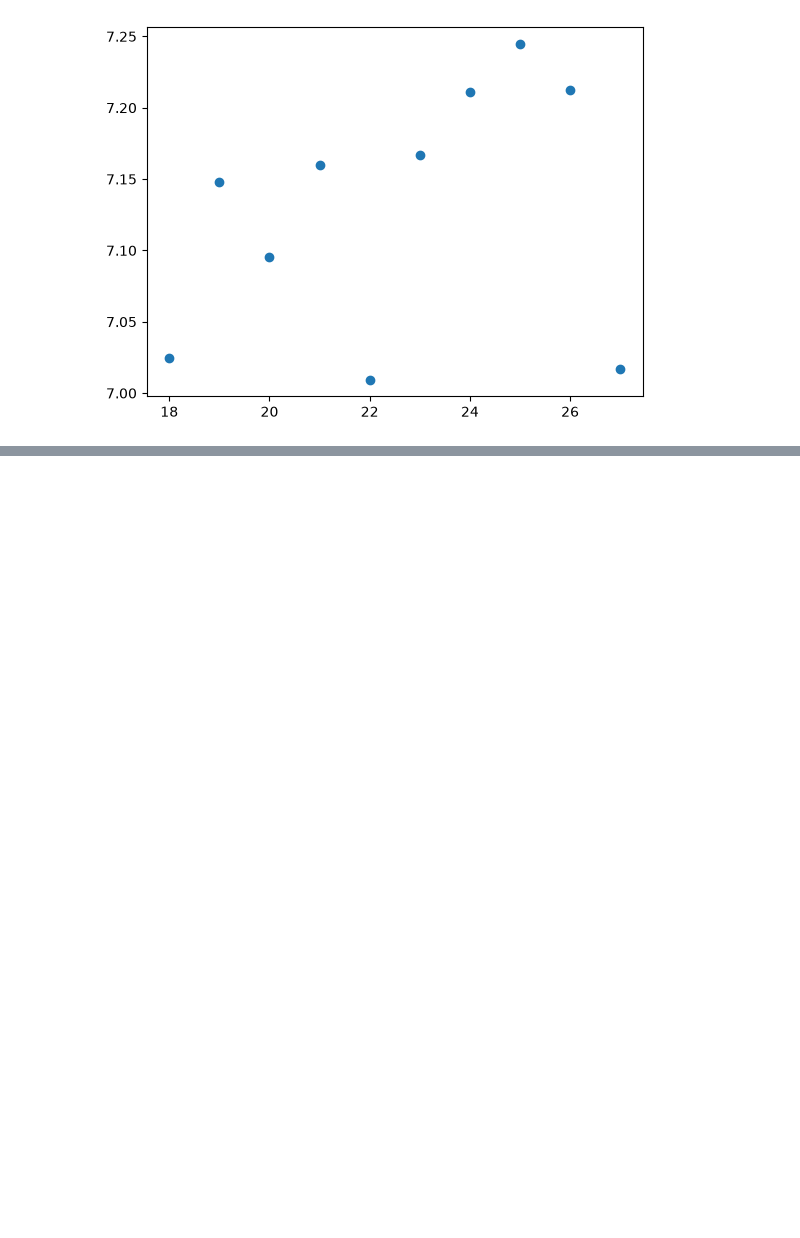
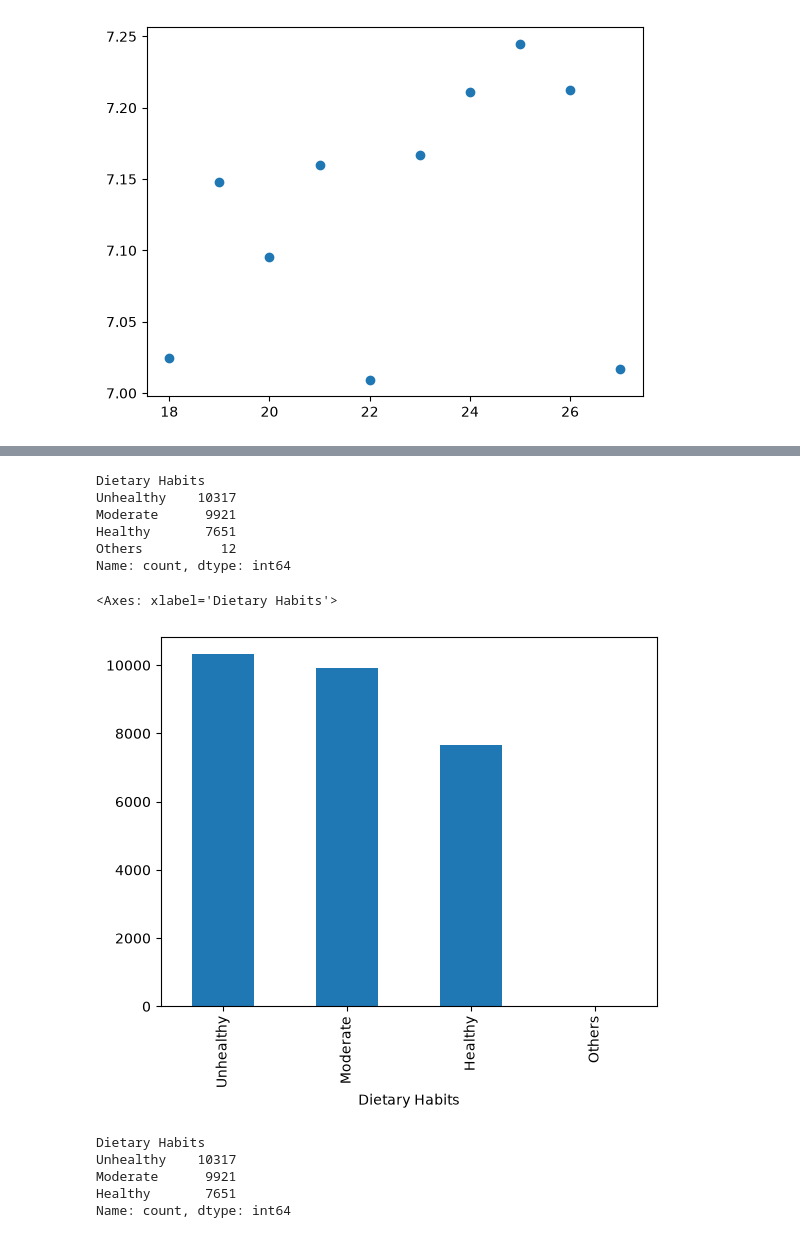
Before and after one commit to AbhishekKumarVerma2356/Python_Matplotlib, a Jupyter notebook: Getting_Started.ipynb, the cells around one changed output, grey strips where cells are left out. Drawn from its saved outputs; the diff is of its cells as text; code cells hidden in the pictures; blank space fills up the shorter version.

```diff
--- a/Getting_Started.ipynb
+++ b/Getting_Started.ipynb
@@ -897,0 +947,17 @@ plt.plot(x,y,'o') # use 'o'
+# %%
+### Dietary Habits vs Depression
+df['Dietary Habits'].value_counts()
+# %% [output]
+Dietary Habits
+Unhealthy    10317
+Moderate      9921
+Healthy       7651
+Others          12
+Name: count, dtype: int64
+# %%
+data=df[(df['Dietary Habits'] == 'Unhealthy') | (df['Dietary Habits'] == 'Moderate') | (df['Dietary Habits'] =='Healthy')]
+# %%
+data['Dietary Habits'].value_counts().plot(kind='bar')
+# %% [output]
+<Axes: xlabel='Dietary Habits'>
+[figure, added]
@@ -897,0 +968,8 @@ plt.plot(x,y,'o') # use 'o'
+# %%
+data['Dietary Habits'].value_counts()
+# %% [output]
+Dietary Habits
+Unhealthy    10317
+Moderate      9921
+Healthy       7651
+Name: count, dtype: int64
```
Also changed, not shown: parts of 42 cells of this notebook.
